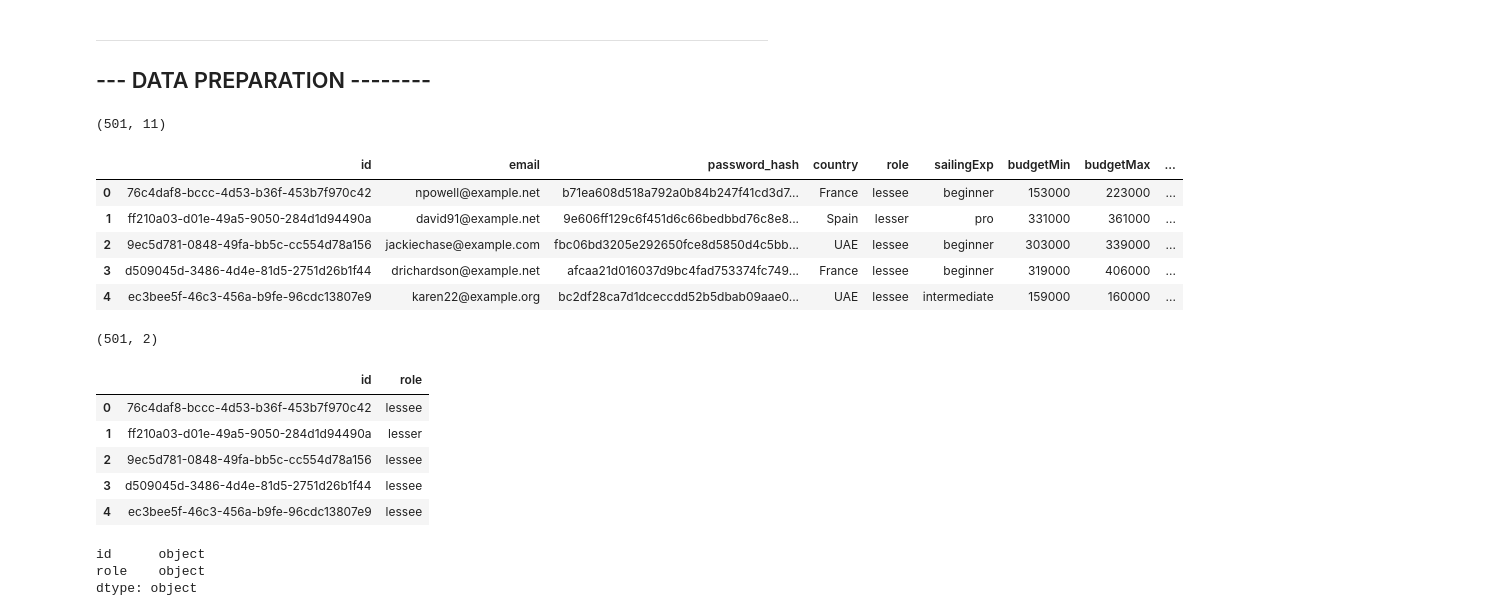
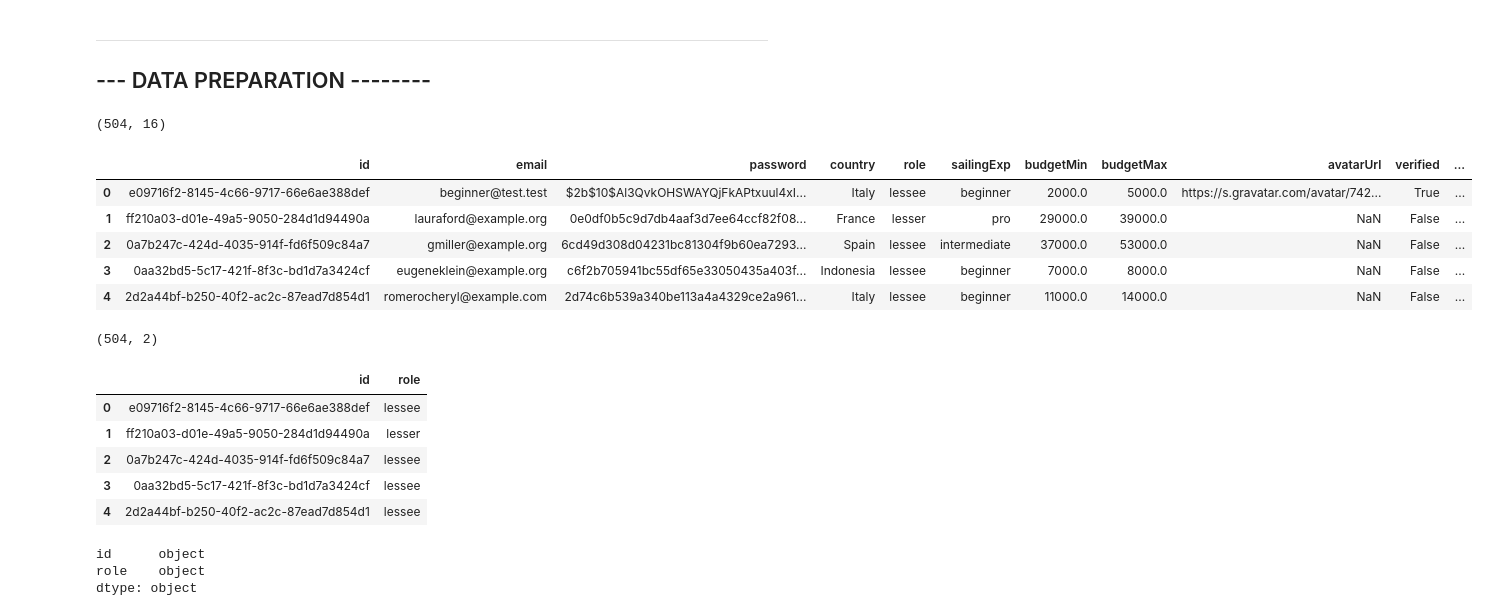
Before and after one commit to LesyaTkachuk/yacht-booking, a Jupyter notebook: models/train_reco_model_from_csv.ipynb, the cells around one changed output. Cells and saved outputs as stored; diff of their text form; code cells hidden in the pictures.

```diff
--- a/models/train_reco_model_from_csv.ipynb
+++ b/models/train_reco_model_from_csv.ipynb
@@ -39,34 +41,34 @@ DAY_CAP = 20.0               # per-(user,yacht,day) cap to prevent single sessio
 # %%
 # --- 1) Load base tables from csv file --------------------------------------------------------
 # Users: only need id and role to keep 'lessee' events
-users_data_path="./data/users.csv"
-events_data_path="./data/events.csv"
-yachts_data_path="./data/yachts.csv"
+users_data_path="./data/users_final.csv"
+events_data_path="./data/events_final.csv"
+yachts_data_path="./data/yachts_final.csv"
 
 df_users_full = pd.read_csv(users_data_path)
 print(df_users_full.shape)
 df_users_full.head()
 # %% [output]
-(501, 11)
+(504, 16)
-|  | id | email | password_hash | country | role | sailingExp | budgetMin | budgetMax | ... |
-| 0 | 76c4daf8-bccc-4d53-b36f-453b7f970c42 | npowell@example.net | b71ea608d518a792a0b84b247f41cd3d7... | France | lessee | beginner | 153000 | 223000 | ... |
-| 1 | ff210a03-d01e-49a5-9050-284d1d94490a | david91@example.net | 9e606ff129c6f451d6c66bedbbd76c8e8... | Spain | lesser | pro | 331000 | 361000 | ... |
-| 2 | 9ec5d781-0848-49fa-bb5c-cc554d78a156 | jackiechase@example.com | fbc06bd3205e292650fce8d5850d4c5bb... | UAE | lessee | beginner | 303000 | 339000 | ... |
-| 3 | d509045d-3486-4d4e-81d5-2751d26b1f44 | drichardson@example.net | afcaa21d016037d9bc4fad753374fc749... | France | lessee | beginner | 319000 | 406000 | ... |
-| 4 | ec3bee5f-46c3-456a-b9fe-96cdc13807e9 | karen22@example.org | bc2df28ca7d1dceccdd52b5dbab09aae0... | UAE | lessee | intermediate | 159000 | 160000 | ... |
+|  | id | email | password | country | role | sailingExp | budgetMin | budgetMax | avatarUrl | verified | ... |
+| 0 | e09716f2-8145-4c66-9717-66e6ae388def | beginner@test.test | $2b$10$Al3QvkOHSWAYQjFkAPtxuul4xI... | Italy | lessee | beginner | 2000.0 | 5000.0 | https://s.gravatar.com/avatar/742... | True | ... |
+| 1 | ff210a03-d01e-49a5-9050-284d1d94490a | lauraford@example.org | 0e0df0b5c9d7db4aaf3d7ee64ccf82f08... | France | lesser | pro | 29000.0 | 39000.0 | NaN | False | ... |
+| 2 | 0a7b247c-424d-4035-914f-fd6f509c84a7 | gmiller@example.org | 6cd49d308d04231bc81304f9b60ea7293... | Spain | lessee | intermediate | 37000.0 | 53000.0 | NaN | False | ... |
+| 3 | 0aa32bd5-5c17-421f-8f3c-bd1d7a3424cf | eugeneklein@example.org | c6f2b705941bc55df65e33050435a403f... | Indonesia | lessee | beginner | 7000.0 | 8000.0 | NaN | False | ... |
+| 4 | 2d2a44bf-b250-40f2-ac2c-87ead7d854d1 | romerocheryl@example.com | 2d74c6b539a340be113a4a4329ce2a961... | Italy | lessee | beginner | 11000.0 | 14000.0 | NaN | False | ... |
 # %%
 # select only necessary columns
 df_users=df_users_full[["id","role"]]
 print(df_users.shape)
 df_users.head()
 # %% [output]
-(501, 2)
+(504, 2)
 |  | id | role |
-| 0 | 76c4daf8-bccc-4d53-b36f-453b7f970c42 | lessee |
+| 0 | e09716f2-8145-4c66-9717-66e6ae388def | lessee |
 | 1 | ff210a03-d01e-49a5-9050-284d1d94490a | lesser |
-| 2 | 9ec5d781-0848-49fa-bb5c-cc554d78a156 | lessee |
-| 3 | d509045d-3486-4d4e-81d5-2751d26b1f44 | lessee |
-| 4 | ec3bee5f-46c3-456a-b9fe-96cdc13807e9 | lessee |
+| 2 | 0a7b247c-424d-4035-914f-fd6f509c84a7 | lessee |
+| 3 | 0aa32bd5-5c17-421f-8f3c-bd1d7a3424cf | lessee |
+| 4 | 2d2a44bf-b250-40f2-ac2c-87ead7d854d1 | lessee |
 # %%
 df_users.dtypes
 # %% [output]
```
Also changed, not shown: parts of 31 cells of this notebook, 6 other files.
